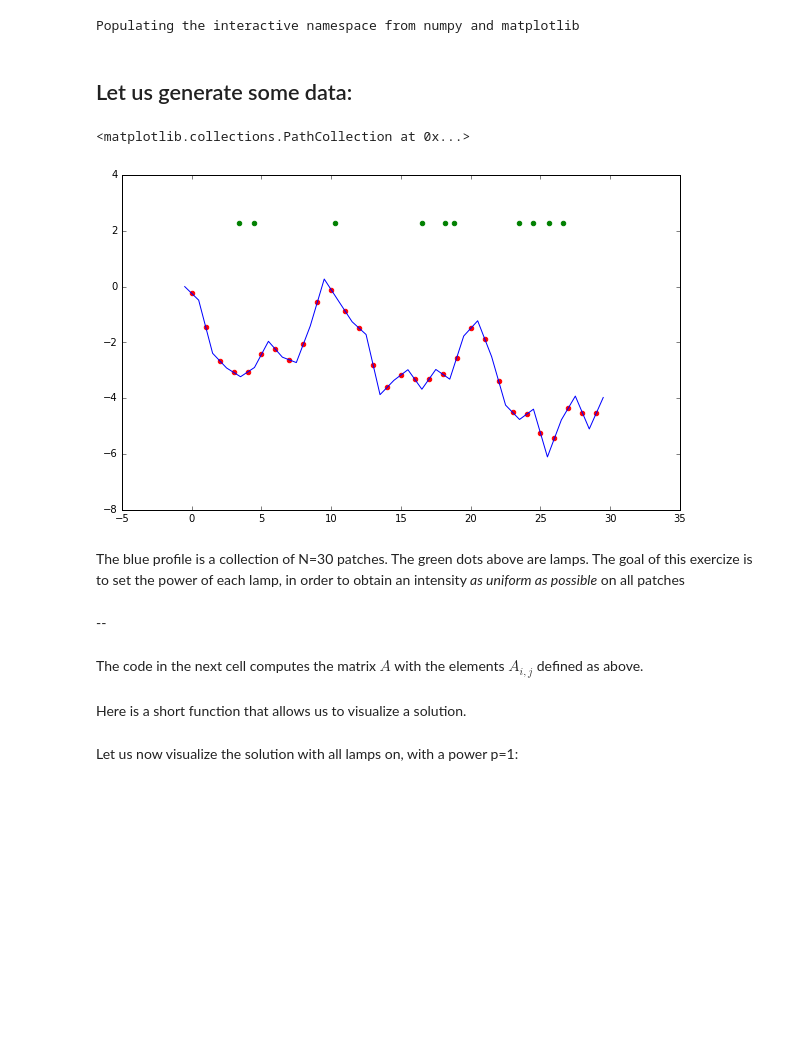
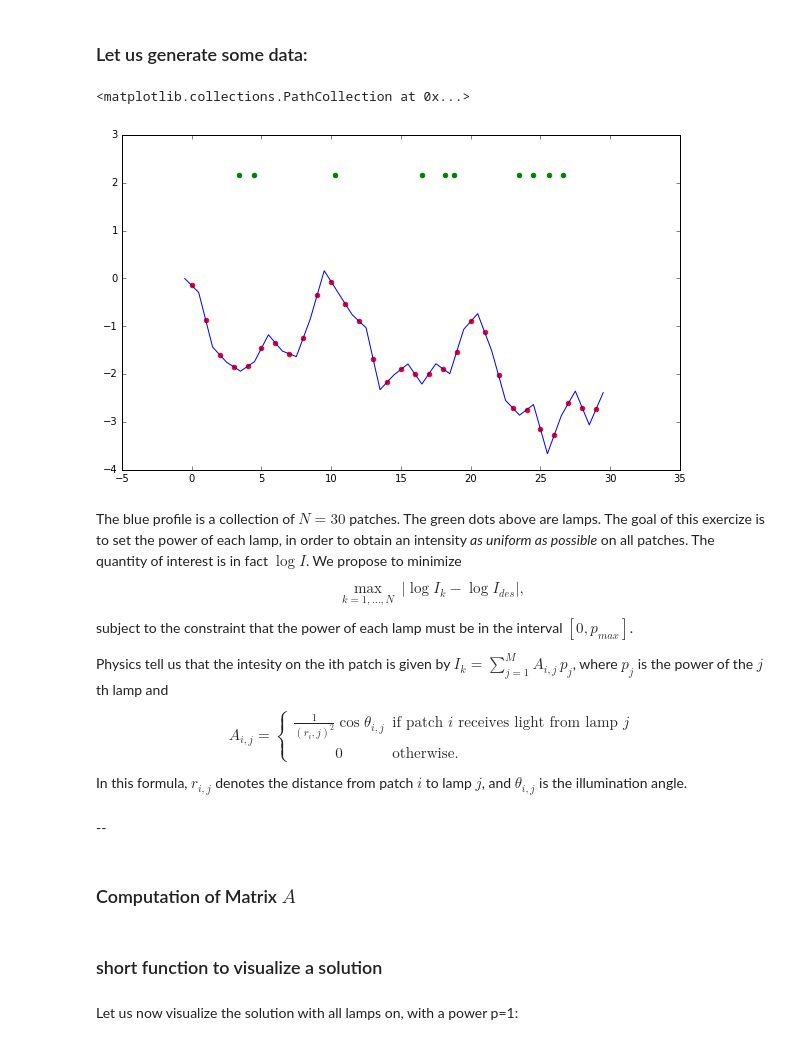
Before and after one commit to tim-pl-m/convex_lecture_notebook, a Jupyter notebook: lamps.ipynb, the cells around one changed output. Drawn from its saved outputs; the diff is of its cells as text; code cells hidden in the pictures; blank space fills up the shorter version.

Commit message:
lamps++

```diff
--- a/lamps.ipynb
+++ b/lamps.ipynb
@@ -1,50 +1,63 @@
 # %%
 import numpy as np
 import cvxopt as cvx
+import matplotlib
+import matplotlib.cm
 import matplotlib.pyplot as plt
+from numpy import log,exp
 %matplotlib inline
-%pylab inline
-pylab.rcParams['figure.figsize'] = (10, 6)
+matplotlib.rcParams['figure.figsize'] = (10, 6)
-# %% [output]
-Populating the interactive namespace from numpy and matplotlib
 # %% [markdown]
-Let us generate some data:
---------------------------
+### Let us generate some data:
 # %%
 np.random.seed(420) #makes data reproducible
 
 Ides = 0.1
+pmax = 2.
 N = 30
 M = 10
+slope = 0.6
 
 xxx = [-0.5]
 yyy = [0.]
 x = []
 y = []
 for i in range(N):
     s = np.random.randn()
-    yyy.append(yyy[-1]+s)
+    yyy.append(yyy[-1]+slope * s)
     xxx.append(xxx[-1]+1.)
     x.append(0.5*(xxx[-1]+xxx[-2]))
     y.append(0.5*(yyy[-1]+yyy[-2]))
 
 ymax = max(yyy)
 
 ylamps = [ymax +2.] * M
 xlamps = sorted(np.random.rand(M)*N)
 
 plt.plot(xxx,yyy)
 plt.scatter(x,y,color = 'red')
 plt.scatter(xlamps,ylamps, color = 'green')
 # %% [output]
 <matplotlib.collections.PathCollection at 0x...>
-[figure, old version]
+[figure, new version]
-# %% [markdown]
-The blue profile is a collection of N=30 patches. The green dots above are lamps. The goal of this exercize is to set the power of each lamp, in order to obtain an intensity *as uniform as possible* on all patches
+# %% [markdown]
+The blue profile is a collection of $N=30$ patches. The green dots above are lamps. The goal of this exercize is to set the power of each lamp, in order to obtain an intensity *as uniform as possible* on all patches. The quantity of interest is in fact $\log I$. We propose to minimize
+$$\max_{k=1,\ldots,N}\ | \log I_k - \log I_{des} | ,$$
+subject to the constraint that the power of each lamp must be in the interval $[0,p_{max}]$.
+
+Physics tell us that the intesity on the ith patch is given by
+$ I_k = \sum_{j=1}^M A_{i,j}\, p_j$,
+where $p_j$ is the power of the $j$th lamp and
+$$A_{i,j} = \left\{\begin{array}{cl}
+                    \frac{1}{(r_i,j)^2} \cos \theta_{i,j} & \textrm{if patch $i$ receives light from lamp $j$}\\
+                    0 & \textrm{otherwise.}
+                    \end{array} \right.
+$$
+In this formula, $r_{i,j}$ denotes the distance from patch $i$ to lamp $j$, and $\theta_{i,j}$ is the illumination angle.
 # %% [markdown]
 --
-# %% [markdown]
-The code in the next cell computes the matrix $A$ with the elements $A_{i,j}$ defined as above.
+# %% [markdown]
+### Computation of Matrix $A$
 # %%
 #r[i,j] is the distance from lamp j to patch i
 r = np.zeros((N,M))
@@ -80,5 +93,5 @@ for i in range(N):
     for j in range(M):
         A[i,j] = 1./r[i,j]**2 * costheta[i,j]
 # %% [markdown]
-Here is a short function that allows us to visualize a solution.
+### short function to visualize a solution
 # %%
```
Also changed, not shown: parts of 20 cells of this notebook.
